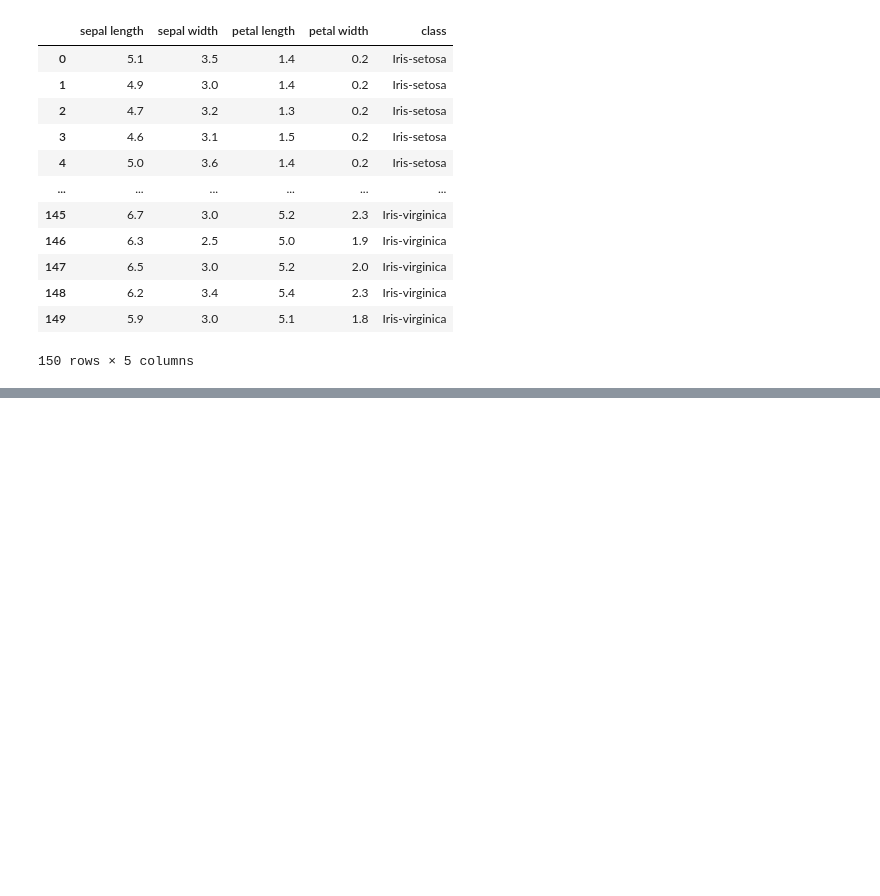
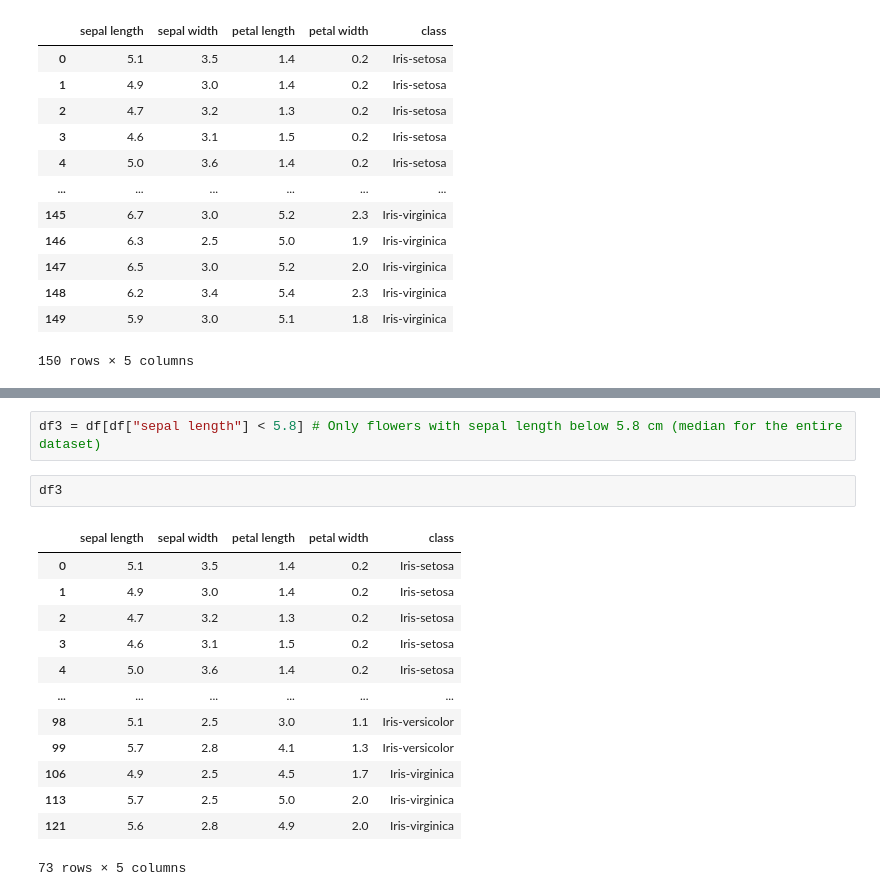
Before and after one commit to Glogover/pands-project, a Jupyter notebook: analysis.ipynb, the cells around one changed output, grey strips where cells are left out. Cells and saved outputs as stored; diff of their text form; blank space fills up the shorter version.

```diff
--- a/analysis.ipynb
+++ b/analysis.ipynb
@@ -44,0 +188,18 @@ df
+# %%
+df3 = df[df["sepal length"] < 5.8] # Only flowers with sepal length below 5.8 cm (median for the entire dataset)
+# %%
+df3
+# %% [output]
+|  | sepal length | sepal width | petal length | petal width | class |
+| 0 | 5.1 | 3.5 | 1.4 | 0.2 | Iris-setosa |
+| 1 | 4.9 | 3.0 | 1.4 | 0.2 | Iris-setosa |
+| 2 | 4.7 | 3.2 | 1.3 | 0.2 | Iris-setosa |
+| 3 | 4.6 | 3.1 | 1.5 | 0.2 | Iris-setosa |
+| 4 | 5.0 | 3.6 | 1.4 | 0.2 | Iris-setosa |
+| ... | ... | ... | ... | ... | ... |
+| 98 | 5.1 | 2.5 | 3.0 | 1.1 | Iris-versicolor |
+| 99 | 5.7 | 2.8 | 4.1 | 1.3 | Iris-versicolor |
+| 106 | 4.9 | 2.5 | 4.5 | 1.7 | Iris-virginica |
+| 113 | 5.7 | 2.5 | 5.0 | 2.0 | Iris-virginica |
+| 121 | 5.6 | 2.8 | 4.9 | 2.0 | Iris-virginica |
+73 rows × 5 columns
```
Also changed, not shown: parts of 14 cells of this notebook, 1 other file.
